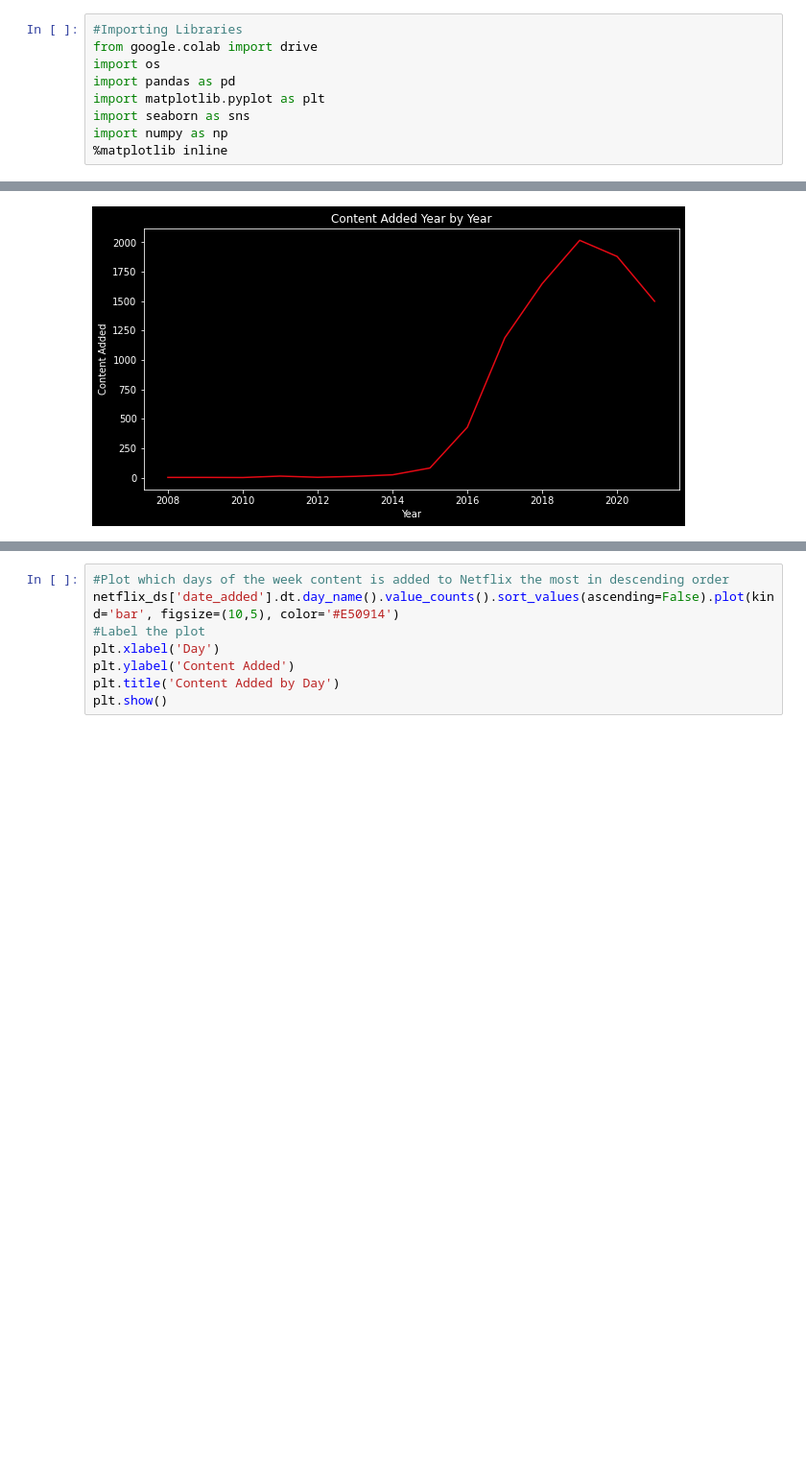
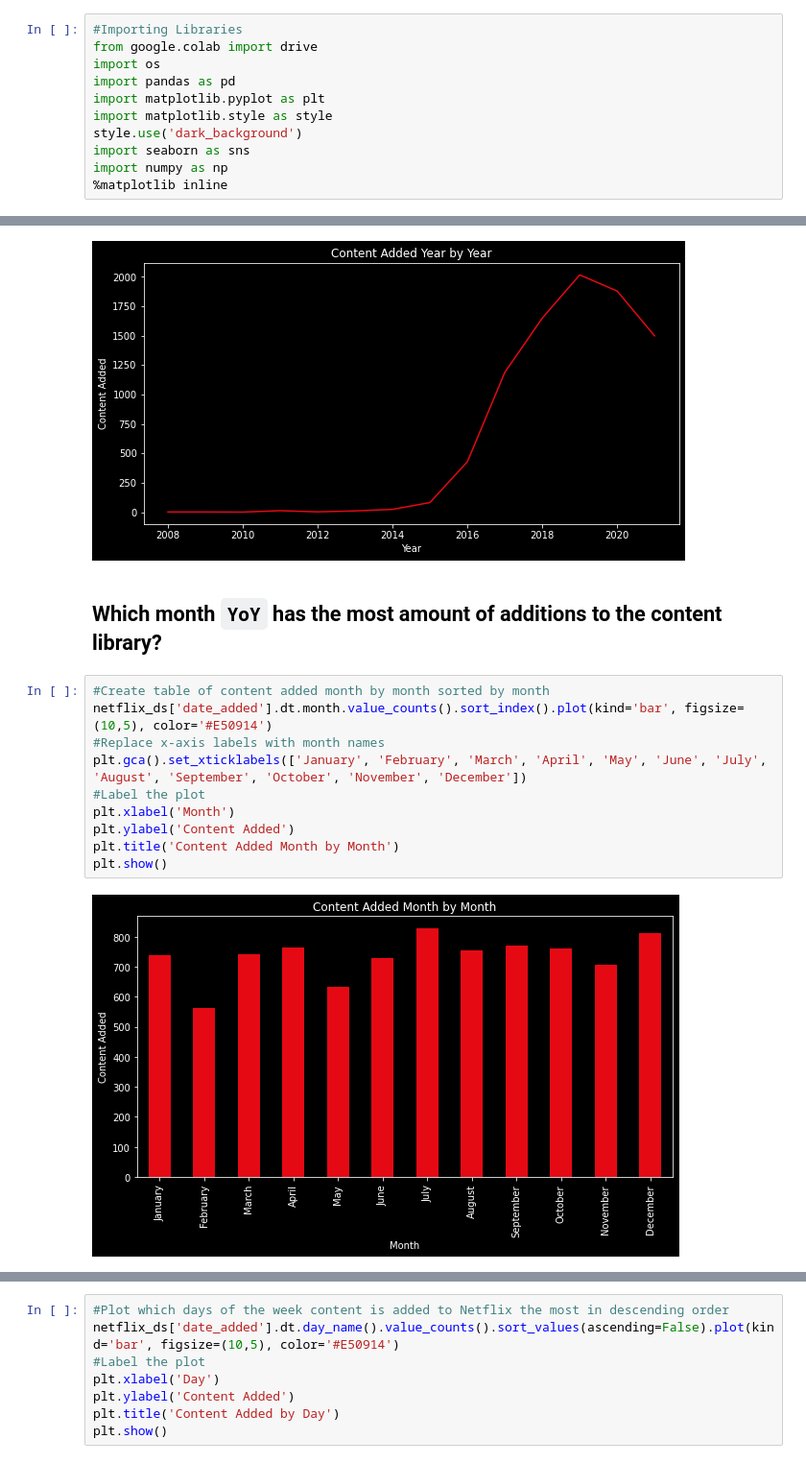
Before and after one commit to bhagirathbhard/Analysis-Netflix-Content-Library, a Jupyter notebook: A7_Netflix_Content_Analysis.ipynb, the cells around one changed output, grey strips where cells are left out. Shown at 96% size. Saved outputs shown, nothing was run; the diff lists cells and outputs as text; blank space fills up the shorter version.

```diff
--- a/A7_Netflix_Content_Analysis.ipynb
+++ b/A7_Netflix_Content_Analysis.ipynb
@@ -49,6 +57,8 @@ from google.colab import drive
 import os
 import pandas as pd
 import matplotlib.pyplot as plt
+import matplotlib.style as style
+style.use('dark_background')
 import seaborn as sns
 import numpy as np
 %matplotlib inline
@@ -614,4 +622,18 @@ plt.title('Content Added Year by Year')
 plt.show()
 # %% [output]
 [figure]
+# %% [markdown]
+## Which month `YoY` has the most amount of additions to the content library?
+# %%
+#Create table of content added month by month sorted by month
+netflix_ds['date_added'].dt.month.value_counts().sort_index().plot(kind='bar', figsize=(10,5), color='#E50914')
+#Replace x-axis labels with month names
+plt.gca().set_xticklabels(['January', 'February', 'March', 'April', 'May', 'June', 'July', 'August', 'September', 'October', 'November', 'December'])
+#Label the plot
+plt.xlabel('Month')
+plt.ylabel('Content Added')
+plt.title('Content Added Month by Month')
+plt.show()
+# %% [output]
+[figure, added]
 # %% [markdown]
```
Also changed, not shown: parts of 22 cells of this notebook.
